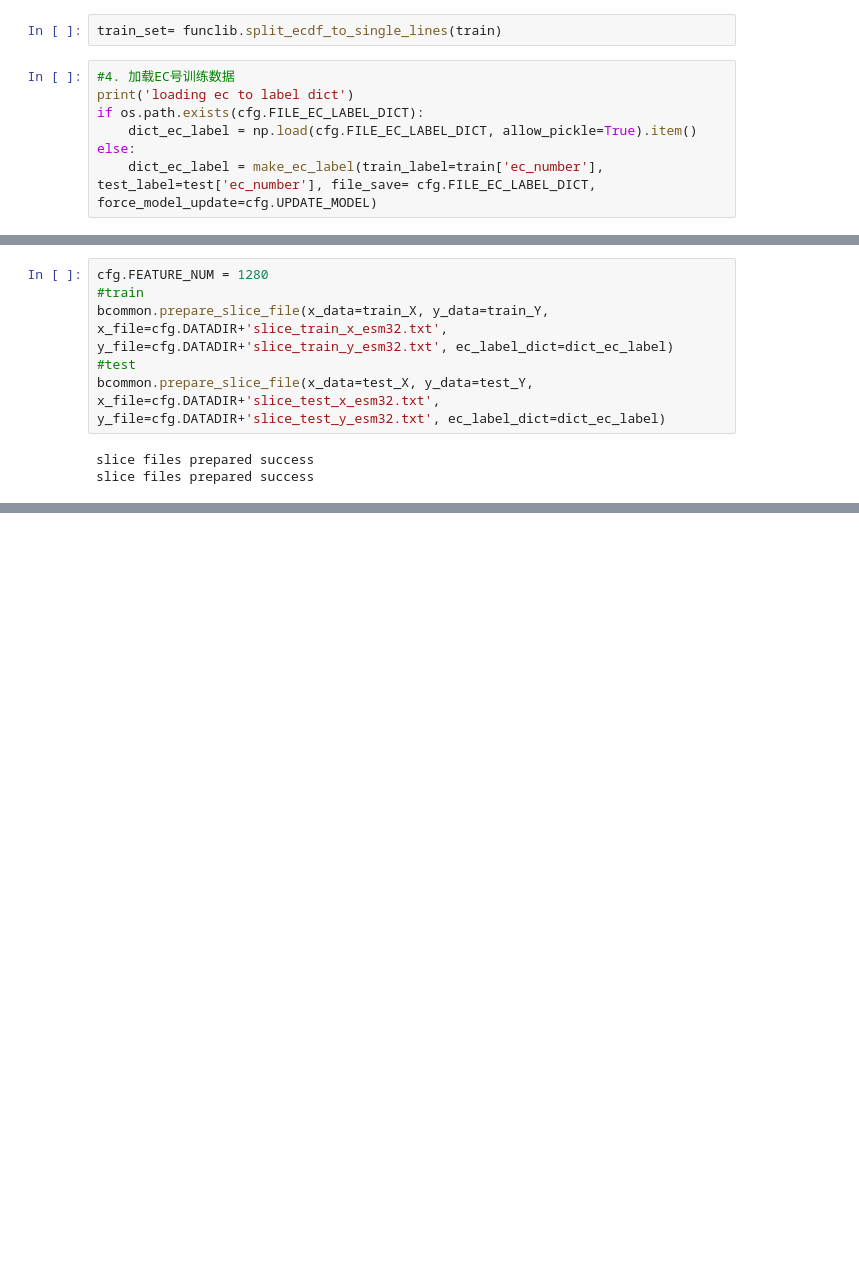
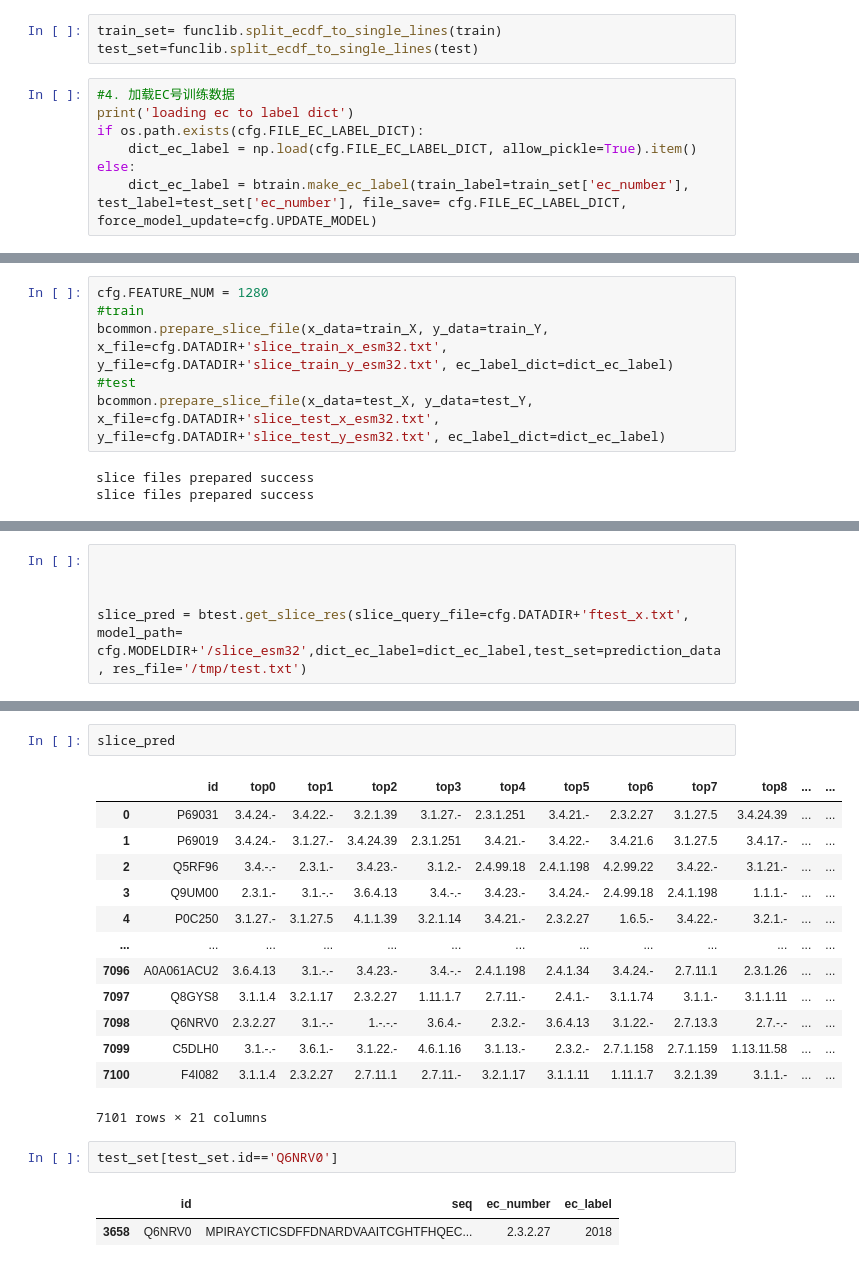
Before and after one commit to kingstdio/ECRECer, a Jupyter notebook: tasks/task3.ipynb, the cells around one changed output, grey strips where cells are left out. Drawn from its saved outputs; the diff is of its cells as text; blank space fills up the shorter version.

```diff
--- a/tasks/task3.ipynb
+++ b/tasks/task3.ipynb
@@ -101,12 +106,13 @@ res_data[res_data.ec_number==res_data.ec_number_pred]
 ## 5. Make label
 # %%
 train_set= funclib.split_ecdf_to_single_lines(train)
+test_set=funclib.split_ecdf_to_single_lines(test)
 # %%
 #4. 加载EC号训练数据
 print('loading ec to label dict')
 if os.path.exists(cfg.FILE_EC_LABEL_DICT):
     dict_ec_label = np.load(cfg.FILE_EC_LABEL_DICT, allow_pickle=True).item()
 else:
-    dict_ec_label = make_ec_label(train_label=train['ec_number'], test_label=test['ec_number'], file_save= cfg.FILE_EC_LABEL_DICT, force_model_update=cfg.UPDATE_MODEL)
+    dict_ec_label = btrain.make_ec_label(train_label=train_set['ec_number'], test_label=test_set['ec_number'], file_save= cfg.FILE_EC_LABEL_DICT, force_model_update=cfg.UPDATE_MODEL)
 # %% [output]
 loading ec to label dict
@@ -208,0 +234,5 @@ s1res[s1res.ec_number==s1res.top0]
+# %%
+
+
+
+slice_pred = btest.get_slice_res(slice_query_file=cfg.DATADIR+'ftest_x.txt', model_path= cfg.MODELDIR+'/slice_esm32',dict_ec_label=dict_ec_label,test_set=prediction_data, res_file='/tmp/test.txt')
@@ -208,0 +247,21 @@ s1res[s1res.ec_number==s1res.top0]
+# %%
+slice_pred
+# %% [output]
+|  | id | top0 | top1 | top2 | top3 | top4 | top5 | top6 | top7 | top8 | ... | ... |
+| 0 | P69031 | 3.4.24.- | 3.4.22.- | 3.2.1.39 | 3.1.27.- | 2.3.1.251 | 3.4.21.- | 2.3.2.27 | 3.1.27.5 | 3.4.24.39 | ... | ... |
+| 1 | P69019 | 3.4.24.- | 3.1.27.- | 3.4.24.39 | 2.3.1.251 | 3.4.21.- | 3.4.22.- | 3.4.21.6 | 3.1.27.5 | 3.4.17.- | ... | ... |
+| 2 | Q5RF96 | 3.4.-.- | 2.3.1.- | 3.4.23.- | 3.1.2.- | 2.4.99.18 | 2.4.1.198 | 4.2.99.22 | 3.4.22.- | 3.1.21.- | ... | ... |
+| 3 | Q9UM00 | 2.3.1.- | 3.1.-.- | 3.6.4.13 | 3.4.-.- | 3.4.23.- | 3.4.24.- | 2.4.99.18 | 2.4.1.198 | 1.1.1.- | ... | ... |
+| 4 | P0C250 | 3.1.27.- | 3.1.27.5 | 4.1.1.39 | 3.2.1.14 | 3.4.21.- | 2.3.2.27 | 1.6.5.- | 3.4.22.- | 3.2.1.- | ... | ... |
+| ... | ... | ... | ... | ... | ... | ... | ... | ... | ... | ... | ... | ... |
+| 7096 | A0A061ACU2 | 3.6.4.13 | 3.1.-.- | 3.4.23.- | 3.4.-.- | 2.4.1.198 | 2.4.1.34 | 3.4.24.- | 2.7.11.1 | 2.3.1.26 | ... | ... |
+| 7097 | Q8GYS8 | 3.1.1.4 | 3.2.1.17 | 2.3.2.27 | 1.11.1.7 | 2.7.11.- | 2.4.1.- | 3.1.1.74 | 3.1.1.- | 3.1.1.11 | ... | ... |
+| 7098 | Q6NRV0 | 2.3.2.27 | 3.1.-.- | 1.-.-.- | 3.6.4.- | 2.3.2.- | 3.6.4.13 | 3.1.22.- | 2.7.13.3 | 2.7.-.- | ... | ... |
+| 7099 | C5DLH0 | 3.1.-.- | 3.6.1.- | 3.1.22.- | 4.6.1.16 | 3.1.13.- | 2.3.2.- | 2.7.1.158 | 2.7.1.159 | 1.13.11.58 | ... | ... |
+| 7100 | F4I082 | 3.1.1.4 | 2.3.2.27 | 2.7.11.1 | 2.7.11.- | 3.2.1.17 | 3.1.1.11 | 1.11.1.7 | 3.2.1.39 | 3.1.1.- | ... | ... |
+7101 rows × 21 columns
+# %%
+test_set[test_set.id=='Q6NRV0']
+# %% [output]
+|  | id | seq | ec_number | ec_label |
+| 3658 | Q6NRV0 | MPIRAYCTICSDFFDNARDVAAITCGHTFHQEC... | 2.3.2.27 | 2018 |
```
Also changed, not shown: parts of 18 cells of this notebook, 15 other files.
